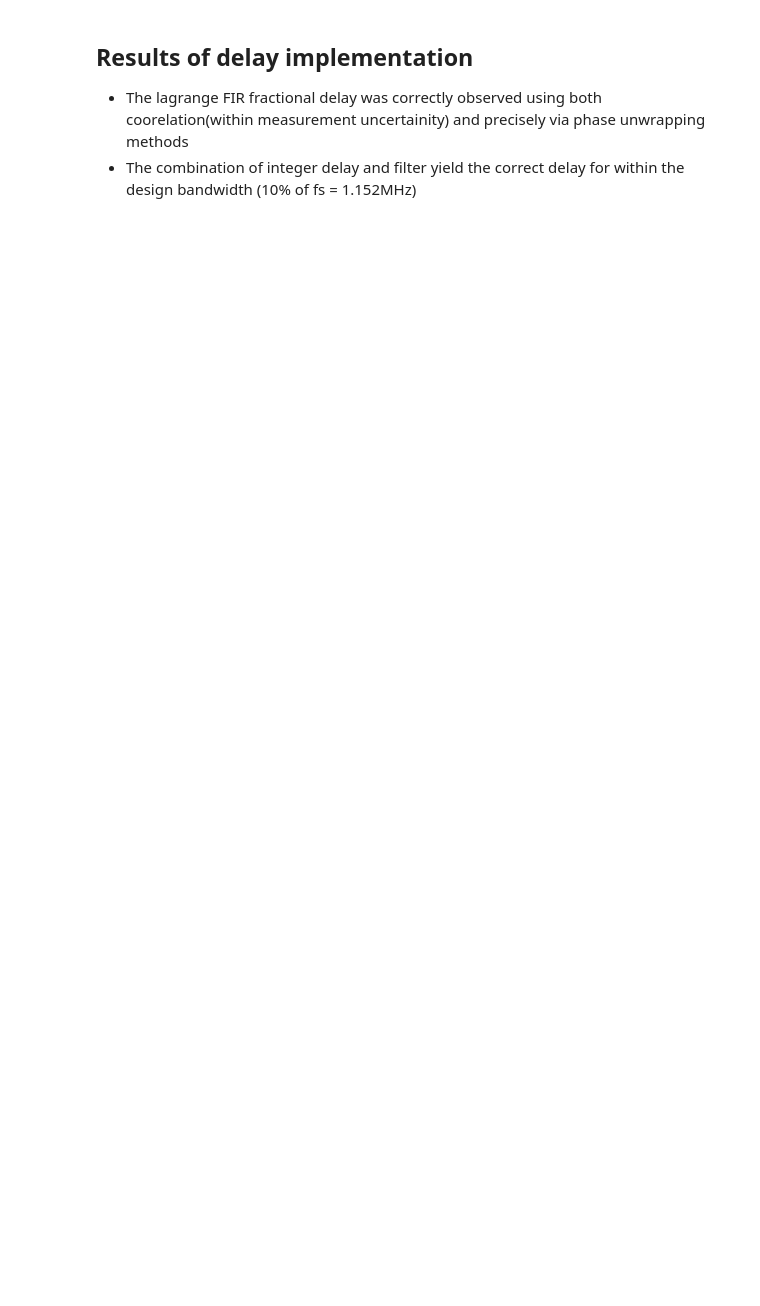
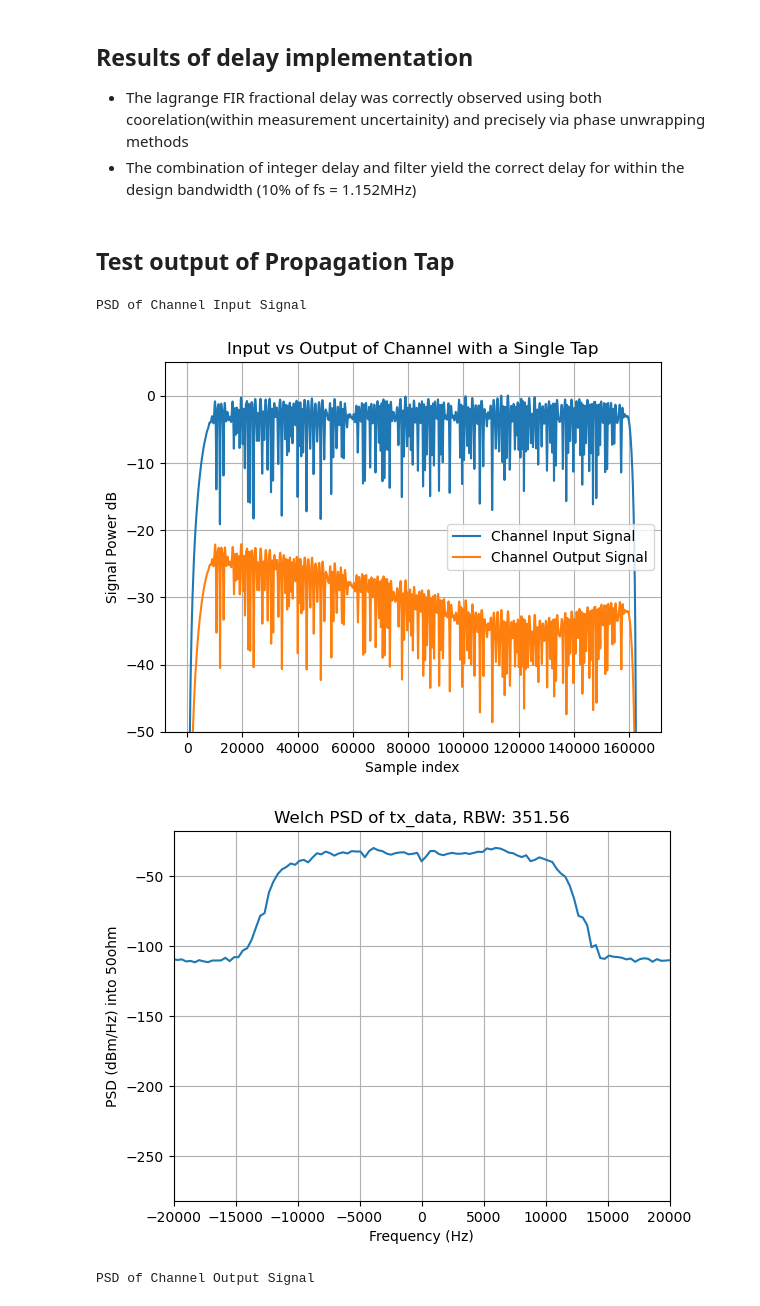
Before and after one commit to zachrjt/openTETRAphymac, a Jupyter notebook: software/channel_sim.ipynb, the cells around one changed output. Drawn from its saved outputs; the diff is of its cells as text; code cells hidden in the pictures; blank space fills up the shorter version.

```diff
--- a/software/channel_sim.ipynb
+++ b/software/channel_sim.ipynb
@@ -1135,3 +1207,38 @@ plt.xlabel("Sample index")
 ## Results of delay implementation
 - The lagrange FIR fractional delay was correctly observed using both coorelation(within measurement uncertainity) and precisely via phase unwrapping methods
 - The combination of integer delay and filter yield the correct delay for within the design bandwidth (10% of fs = 1.152MHz)
+# %% [markdown]
+## Test output of Propagation Tap
+# %%
+custom_tap = tetraConstants.PropagationTapParameters(5.0E-6, 10**(-22.3/20), tetraConstants.TetraTapGainProcess.CLASS_PROCESS)
+test_tap1 = tetraCh.PropagationTap(11_520_000, 20.0, custom_tap, np.random.SeedSequence(12345))
+
+tx_real = tetraTx.RealTransmitter()
+ul_tp_rf_channel = tetraPhy.PhysicalChannel(1, False, 905.1, 918.1, tetraPhy.PhyType.TRAFFIC_CHANNEL)
+pkt_traffic_ch = tetraLch.TCH_4_8(n=4)
+pkt_traffic_ch.encode_type5_bits(pkt_traffic_ch.generate_rnd_input(4))
+
+ul_tp_burst = tetraPhy.NormalUplinkBurst(ul_tp_rf_channel, 1, 1, 1)
+burst_modulation_bits = ul_tp_burst.construct_burst_sequence(pkt_traffic_ch)
+rx_real = tx_real.transmit_burst(burst_modulation_bits,
+                                 (ul_tp_burst.start_ramp_period, ul_tp_burst.end_ramp_period))
+out = test_tap1.process(rx_real, rx_real.size, "ISOLATED", 'full', False)
+plt.figure()
+plt.plot(20*np.log10(np.abs(rx_real) + 1e-300), label="Channel Input Signal")
+plt.plot(20*np.log10(np.abs(out) + 1e-300), label="Channel Output Signal")
+plt.ylim(-50, 5)
+plt.title("Input vs Output of Channel with a Single Tap")
+plt.legend()
+plt.ylabel("Signal Power dB")
+plt.xlabel("Sample index")
+plt.grid()
+
+print("PSD of Channel Input Signal")
+tetraMeas.psd_welch(rx_real, 0, rx_real.size, 11_520_000.0, xlim=(-20E3, 20E3))
+print("PSD of Channel Output Signal")
+tetraMeas.psd_welch(out, 0, out.size, 11_520_000.0, xlim=(-20E3, 20E3))
+# %% [output]
+PSD of Channel Input Signal
+[figure, added]
+[figure, added]
+PSD of Channel Output Signal
```
Also changed, not shown: parts of 21 cells of this notebook, 8 other files.
